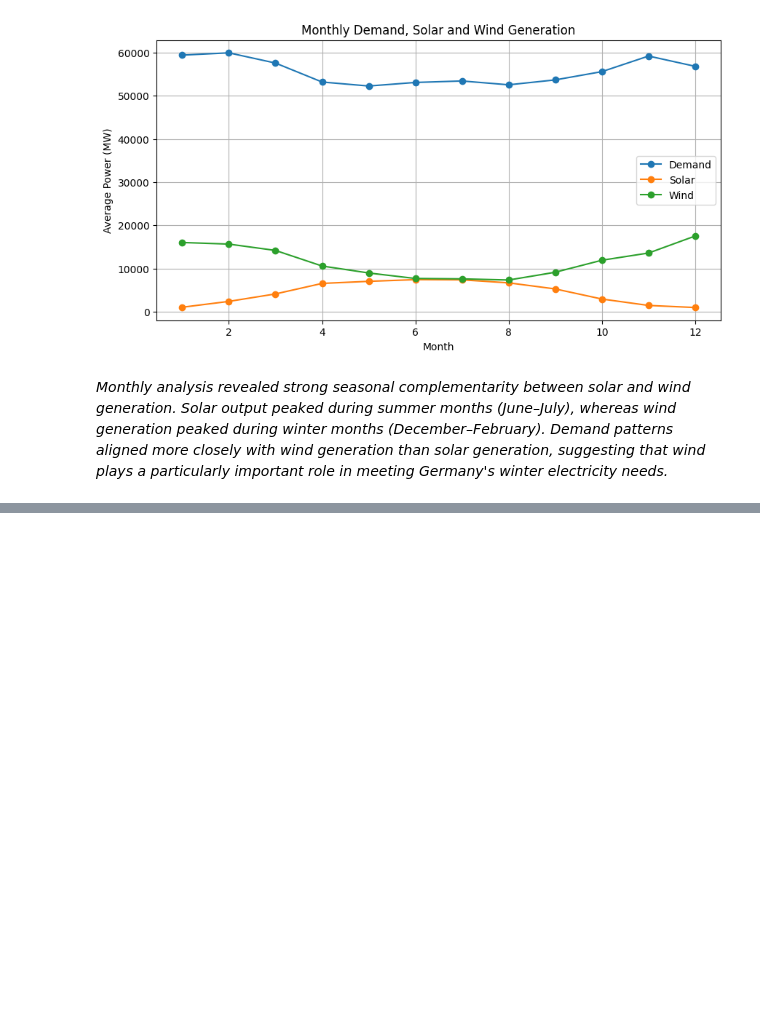
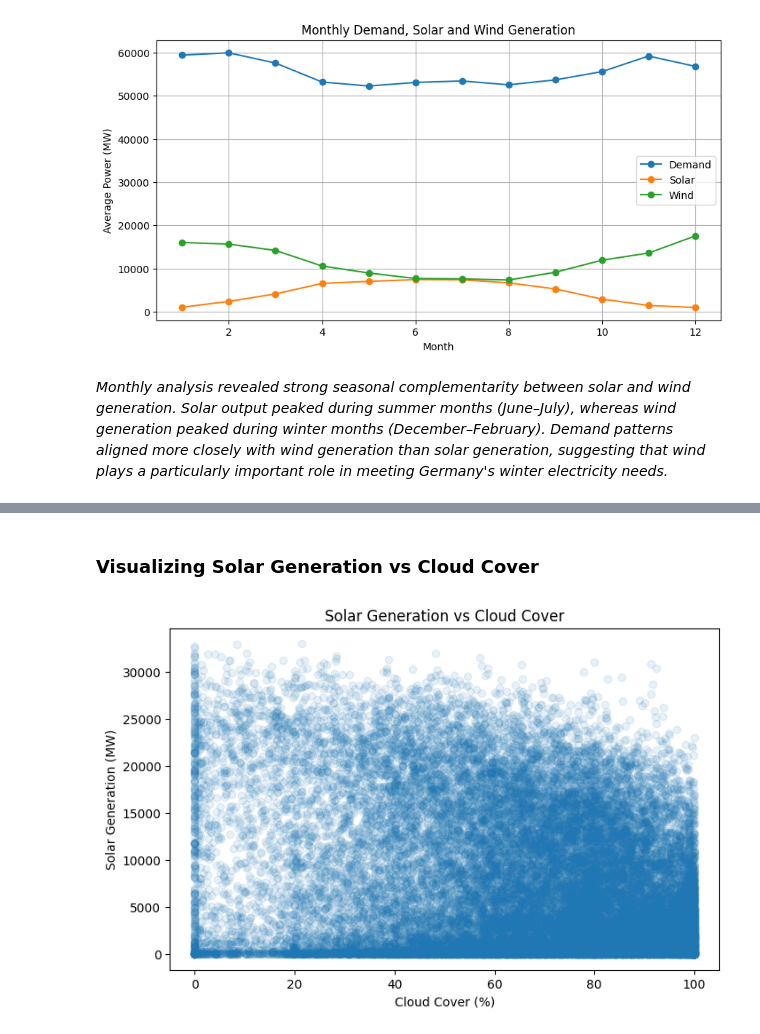
Before and after one commit to Kendivoen/energy-analytics-platform, a Jupyter notebook: notebooks/03_exploratory_data_analysis.ipynb, the cells around one changed output, grey strips where cells are left out. Saved outputs shown, nothing was run; the diff lists cells and outputs as text; code cells hidden in the pictures; blank space fills up the shorter version.

Commit message:
Add weather impact analysis for solar and wind generation

```diff
--- a/notebooks/03_exploratory_data_analysis.ipynb
+++ b/notebooks/03_exploratory_data_analysis.ipynb
@@ -624,0 +647,11 @@ plt.show()
+# %%
+solar_daylight = eda_df[
+    eda_df['DE_solar_generation_actual'] > 0
+]
+
+solar_daylight[
+    [
+        'DE_solar_generation_actual',
+        'cloud_cover_pct'
+    ]
+].corr()
@@ -624,0 +670,20 @@ plt.show()
+# %% [markdown]
+### Visualizing Solar Generation vs Cloud Cover
+# %%
+import matplotlib.pyplot as plt
+
+plt.figure(figsize=(8,5))
+
+plt.scatter(
+    solar_daylight['cloud_cover_pct'],
+    solar_daylight['DE_solar_generation_actual'],
+    alpha=0.1
+)
+
+plt.xlabel('Cloud Cover (%)')
+plt.ylabel('Solar Generation (MW)')
+plt.title('Solar Generation vs Cloud Cover')
+
+plt.show()
+# %% [output]
+[figure, added]
```
Also changed, not shown: parts of 20 cells of this notebook.
